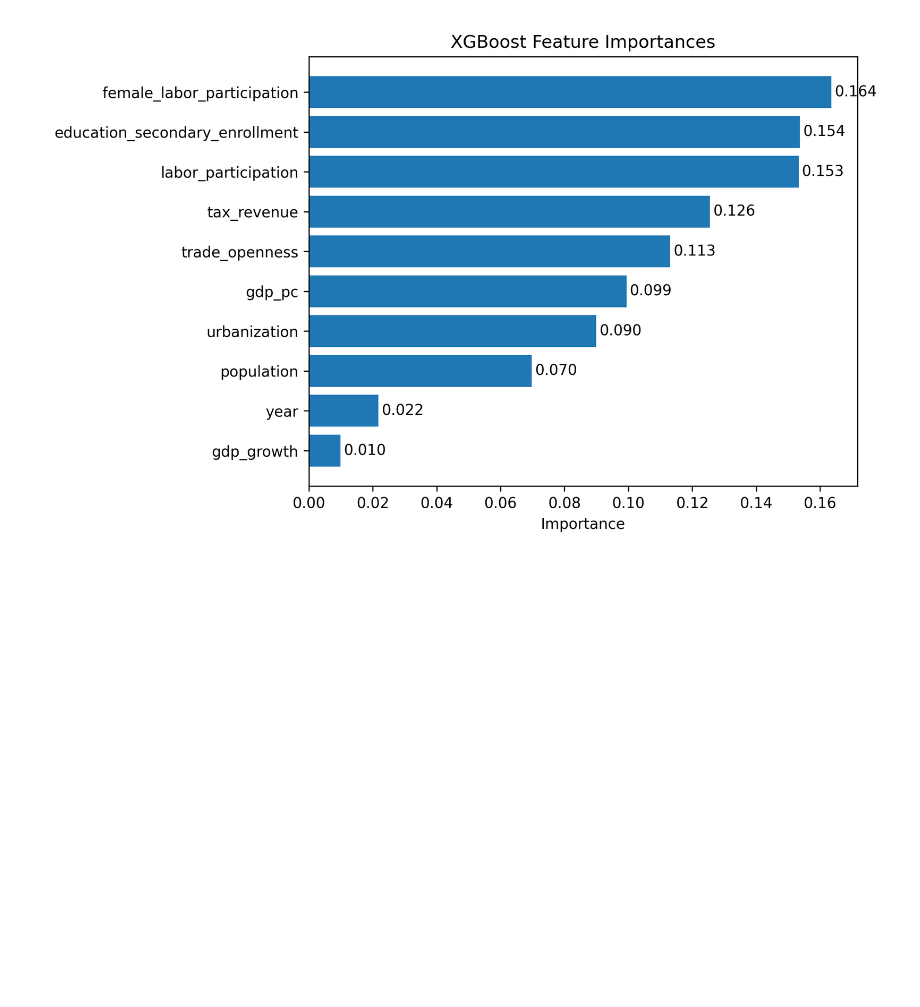
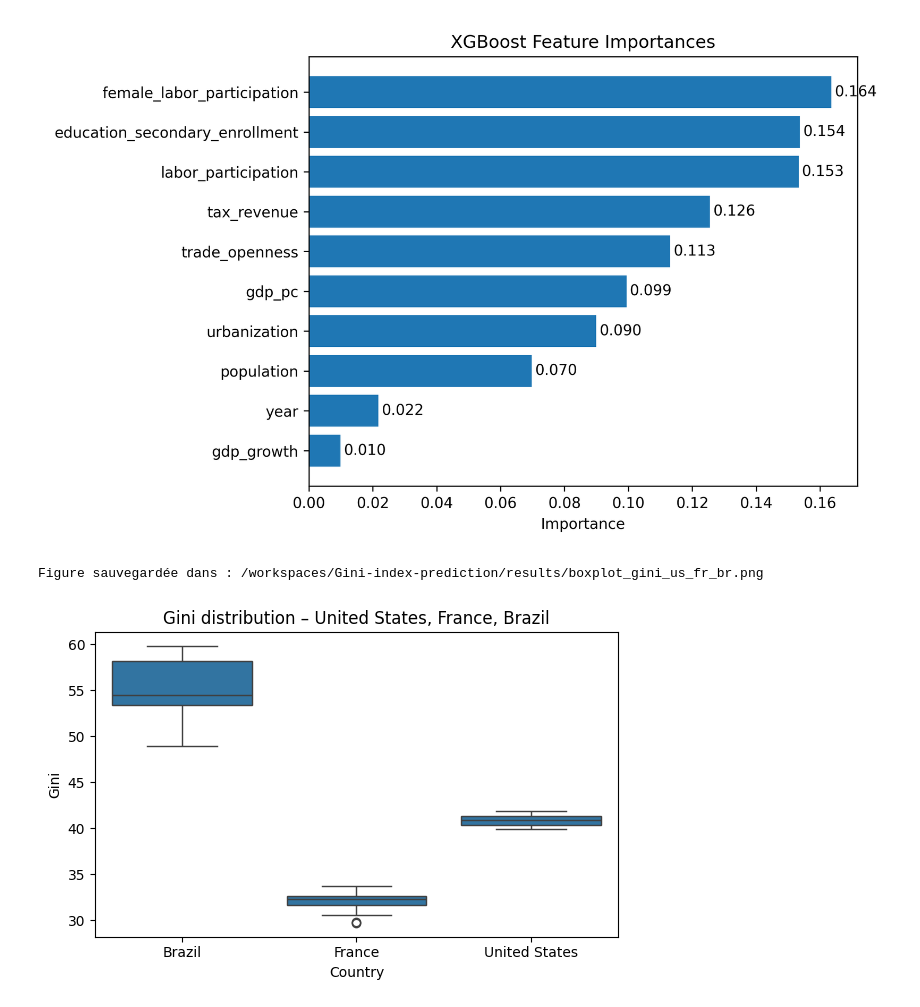
Before and after one commit to juliettelouppe/Gini-index-prediction, a Jupyter notebook: notebooks/04-results.ipynb, the cells around one changed output. Drawn from its saved outputs; the diff is of its cells as text; code cells hidden in the pictures; blank space fills up the shorter version.

Commit message:
Add Boxplot of 3 countries to notebook

```diff
--- a/notebooks/04-results.ipynb
+++ b/notebooks/04-results.ipynb
@@ -1,5 +1,48 @@
 # %%
+import sys
+from pathlib import Path
+
+import pandas as pd
+import matplotlib.pyplot as plt
+import seaborn as sns
+
+project_root = Path().resolve().parents[0]
+print("Project root:", project_root)
+if str(project_root) not in sys.path:
+    sys.path.append(str(project_root))
+
+from src.preprocessing import clean_inequality_data
+
+
+raw_file = project_root / "data" / "wb_inequality_data.xlsx"
+clean_file = project_root / "data" / "inequality_clean.xlsx"
+
+df = clean_inequality_data(input_path=raw_file, output_path=clean_file)
+
 from IPython.display import Image, display
-display(Image("../results/xgb_true_vs_pred.png"))
-display(Image("../results/xgb_feature_importances_plot.png"))
+#display1
+display(Image(str(results_dir / "xgb_true_vs_pred.png")))
+#display2
+display(Image(str(results_dir / "xgb_feature_importances_plot.png")))
+
+focus_countries = ["United States", "France", "Brazil"]
+
+results_dir = project_root / "results"
+results_dir.mkdir(exist_ok=True)
+
+
+df_focus = df[df["country"].isin(focus_countries)].copy()
+
+plt.figure(figsize=(6, 4))
+sns.boxplot(data=df_focus, x="country", y="gini")
+plt.xlabel("Country")
+plt.ylabel("Gini")
+plt.title("Gini distribution – United States, France, Brazil")
+
+plt.tight_layout()
+output_path = results_dir / "boxplot_gini_us_fr_br.png"
+plt.savefig(output_path, dpi=300)
+print("Figure sauvegardée dans :", output_path)
+
+plt.show()
 # %% [output]
@@ -6,2 +66,4 @@ display(Image("../results/xgb_feature_importances_plot.png"))
 [figure]
 [figure]
+Figure sauvegardée dans : /workspaces/Gini-index-prediction/results/boxplot_gini_us_fr_br.png
+[figure, added]
```
Also changed, not shown: parts of 1 cell of this notebook.
